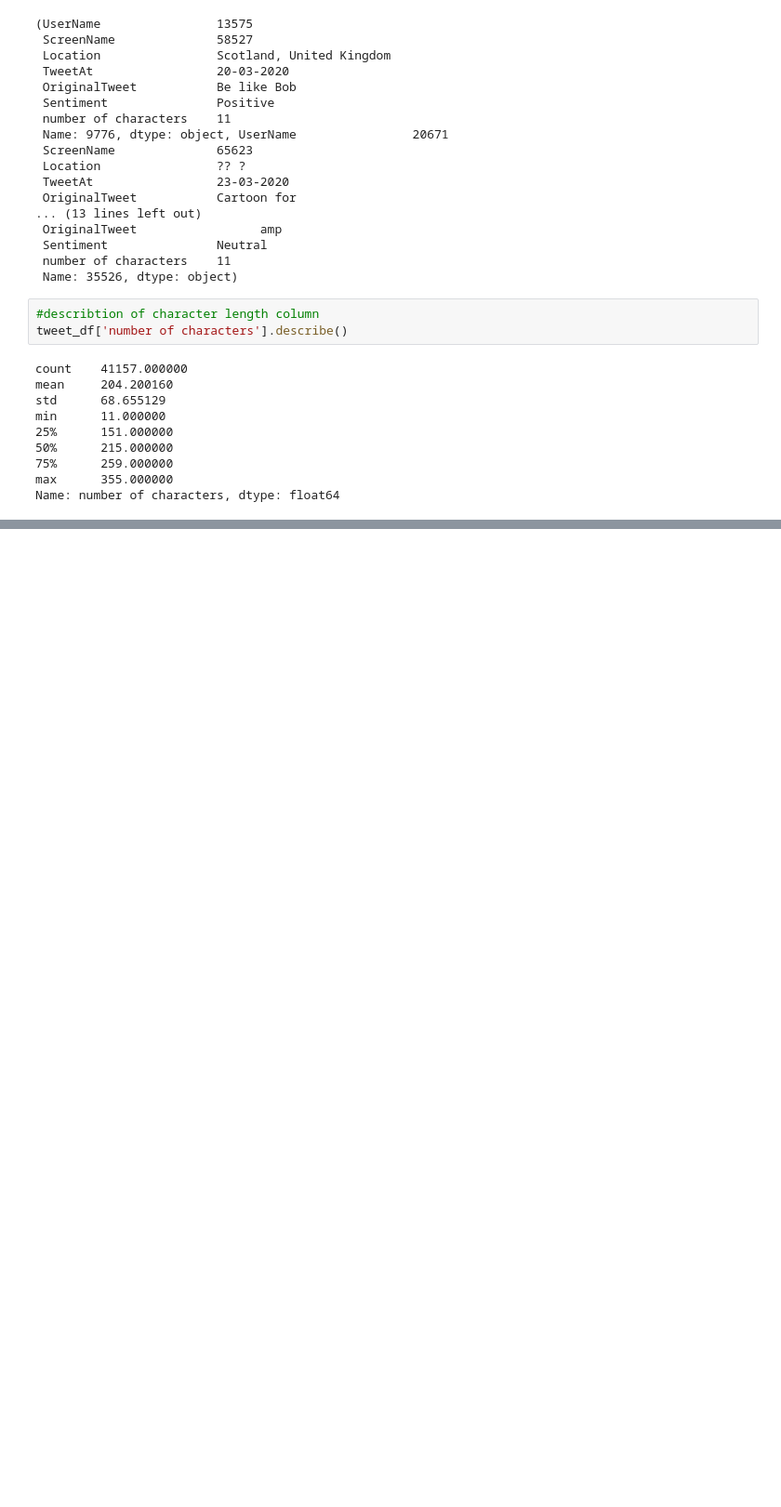
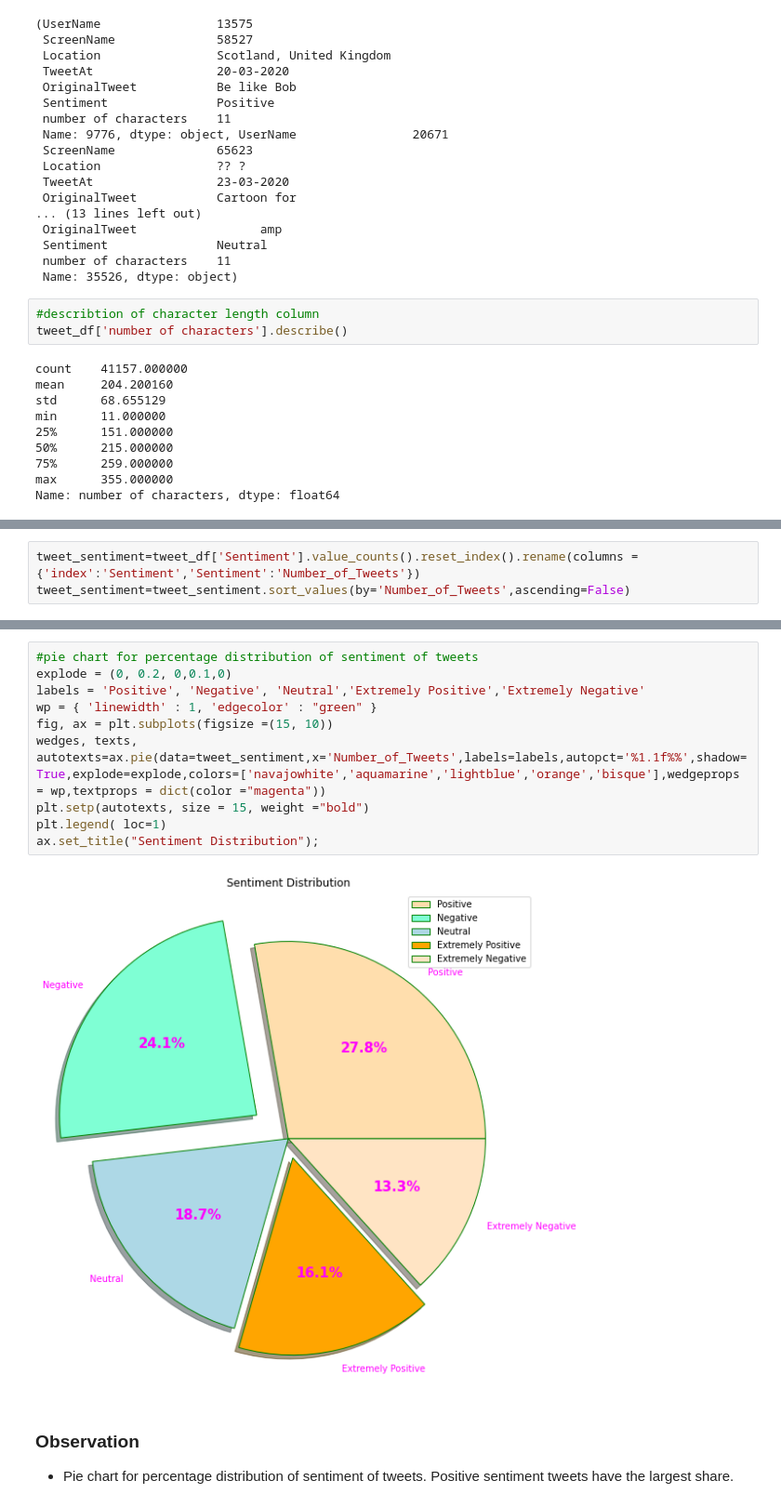
Before and after one commit to kasmintalukdar/Coronavirus-Tweet-Sentiment-Analysis, a Jupyter notebook: Coronavirus_Tweet_Sentiment_Analysis_final_by_kasmin_Capstone_Project.ipynb, the cells around one changed output, grey strips where cells are left out. Shown: that part at 93% size. Cells and saved outputs as stored; diff of their text form; blank space fills up the shorter version.

```diff
--- a/Coronavirus_Tweet_Sentiment_Analysis_final_by_kasmin_Capstone_Project.ipynb
+++ b/Coronavirus_Tweet_Sentiment_Analysis_final_by_kasmin_Capstone_Project.ipynb
@@ -276,0 +346,3 @@ Name: number of characters, dtype: float64
+# %%
+tweet_sentiment=tweet_df['Sentiment'].value_counts().reset_index().rename(columns = {'index':'Sentiment','Sentiment':'Number_of_Tweets'})
+tweet_sentiment=tweet_sentiment.sort_values(by='Number_of_Tweets',ascending=False)
@@ -276,0 +358,17 @@ Name: number of characters, dtype: float64
+# %%
+#pie chart for percentage distribution of sentiment of tweets
+explode = (0, 0.2, 0,0.1,0)
+labels = 'Positive', 'Negative', 'Neutral','Extremely Positive','Extremely Negative'
+wp = { 'linewidth' : 1, 'edgecolor' : "green" }
+fig, ax = plt.subplots(figsize =(15, 10))
+wedges, texts, autotexts=ax.pie(data=tweet_sentiment,x='Number_of_Tweets',labels=labels,autopct='%1.1f%%',shadow=True,explode=explode,colors=['navajowhite','aquamarine','lightblue','orange','bisque'],wedgeprops = wp,textprops = dict(color ="magenta"))
+plt.setp(autotexts, size = 15, weight ="bold")
+plt.legend( loc=1)
+ax.set_title("Sentiment Distribution");
+# %% [output]
+[figure, added]
+# %% [markdown]
+### Observation
+
+
+*   Pie chart for percentage distribution of sentiment of tweets. Positive sentiment tweets have the largest share.
```
Also changed, not shown: parts of 25 cells of this notebook.
